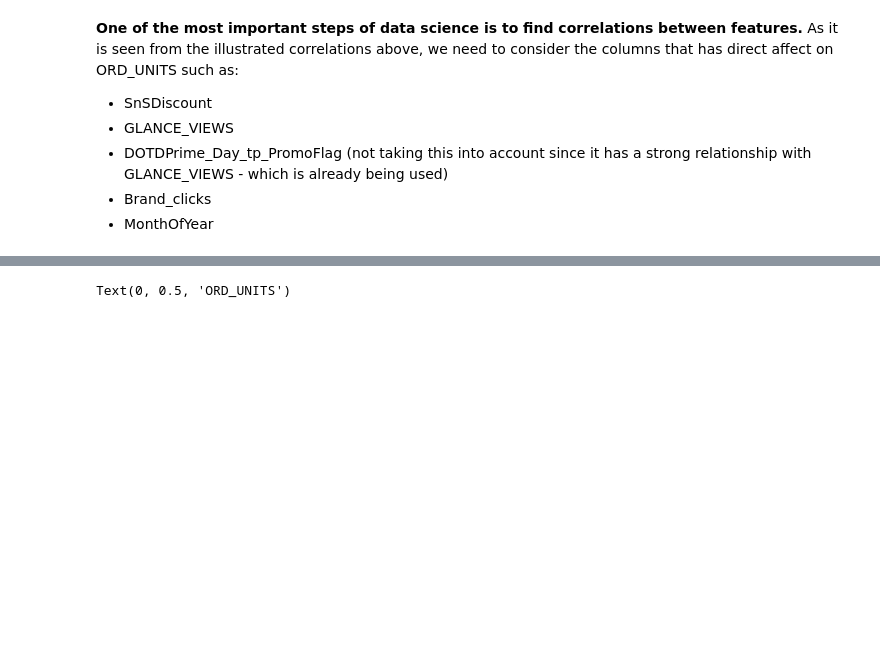
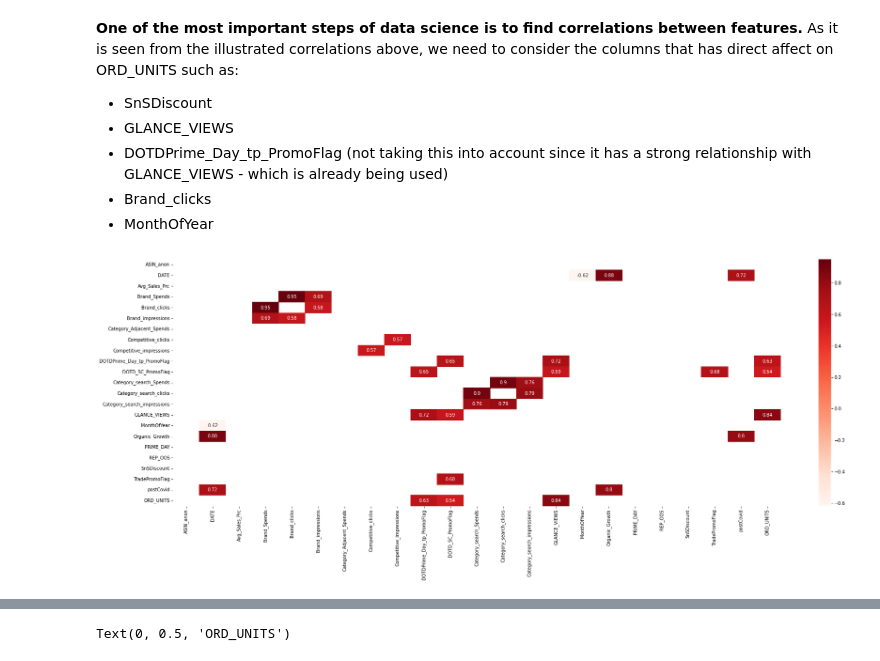
Before and after one commit to egenc/DataScience_tasks, a Jupyter notebook: ODDA_task.ipynb, the cells around one changed output, grey strips where cells are left out. Saved outputs shown, nothing was run; the diff lists cells and outputs as text; code cells hidden in the pictures; blank space fills up the shorter version.

```diff
--- a/ODDA_task.ipynb
+++ b/ODDA_task.ipynb
@@ -223,3 +223,11 @@ sns.heatmap(df_raw.corr(),cbar=True,annot=True,cmap='Blues')
 - DOTDPrime_Day_tp_PromoFlag (not taking this into account since it has a strong relationship with GLANCE_VIEWS - which is already being used)
 - Brand_clicks
 - MonthOfYear
+# %%
+dfCorr = df_raw.corr()
+filteredDf = dfCorr[((dfCorr >= .5) | (dfCorr <= -.5)) & (dfCorr !=1.000)]
+plt.figure(figsize=(30,10))
+sns.heatmap(filteredDf, annot=True, cmap="Reds")
+plt.show()
+# %% [output]
+[figure, added]
```
Also changed, not shown: parts of 60 cells of this notebook.
